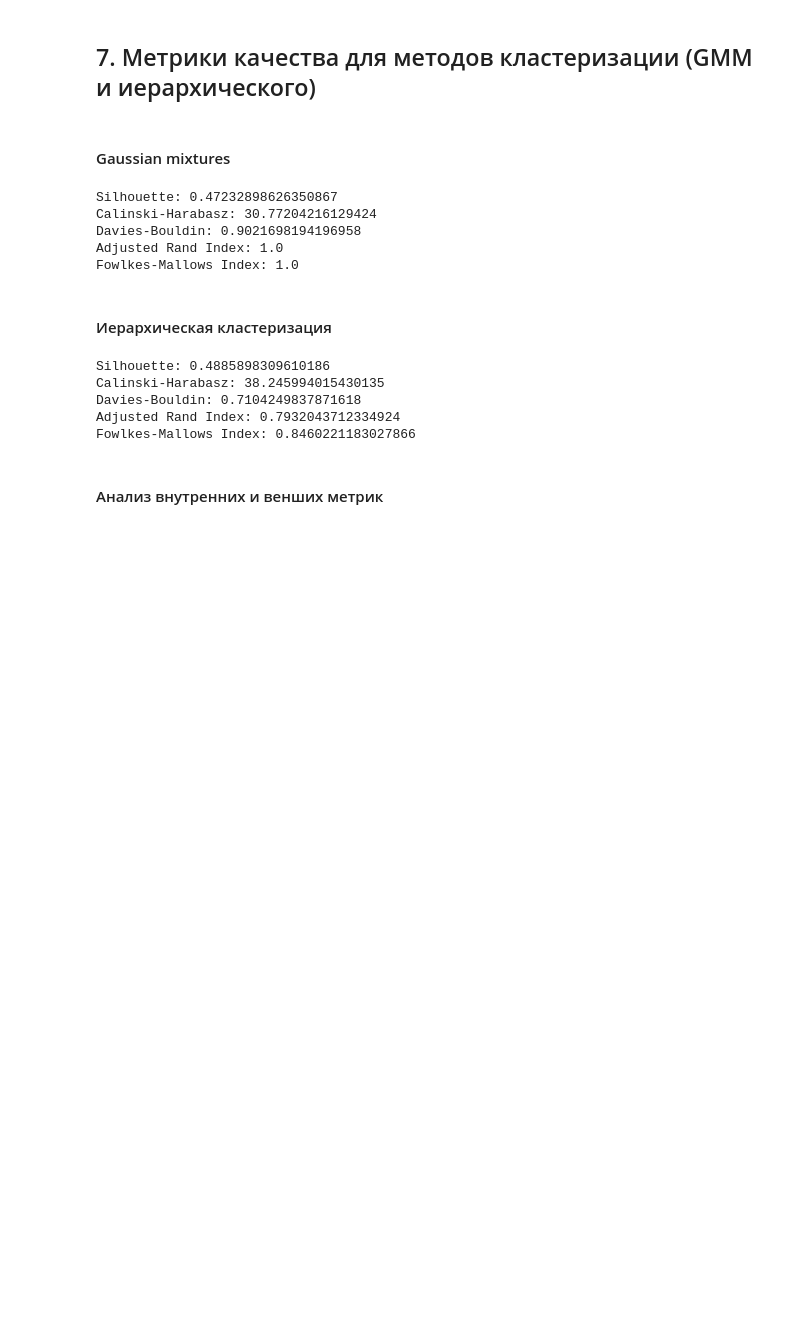
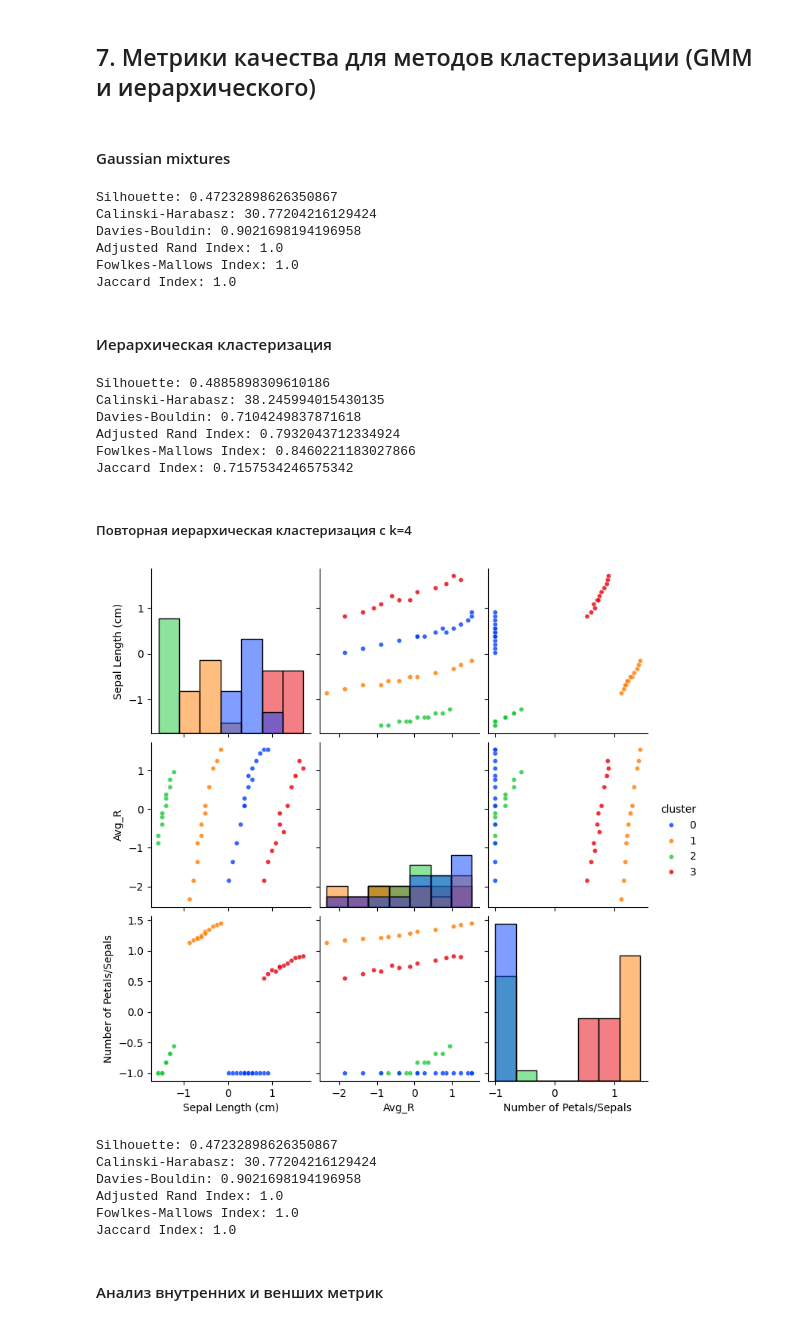
Before and after one commit to DenixSaw/ML-labs-NSTU, a Jupyter notebook: report.ipynb, the cells around one changed output. Cells and saved outputs as stored; diff of their text form; code cells hidden in the pictures; blank space fills up the shorter version.

```diff
--- a/report.ipynb
+++ b/report.ipynb
@@ -694,42 +715,91 @@ plt.show()
 from sklearn.metrics import silhouette_score, calinski_harabasz_score, davies_bouldin_score
 from sklearn.metrics import adjusted_rand_score, fowlkes_mallows_score, jaccard_score
 
-# Внутренние метрики для GMM
+# Внутренние метрики
 print("Silhouette:", silhouette_score(scaled_df, gmm_labels))
 print("Calinski-Harabasz:", calinski_harabasz_score(scaled_df, gmm_labels))
 print("Davies-Bouldin:", davies_bouldin_score(scaled_df, gmm_labels))
 
-# Внешние метрики (если известны истинные классы y_true)
+# Внешние метрики
 print("Adjusted Rand Index:", adjusted_rand_score(y_true, gmm_labels))
 print("Fowlkes-Mallows Index:", fowlkes_mallows_score(y_true, gmm_labels))
-# Jaccard можно посчитать по бинаризованным парам
+
+# Индекс Джакара
+jaccard = jaccard_index_pairs(y_true, gmm_labels)
+print("Jaccard Index:", jaccard)
 # %% [output]
 Silhouette: 0.47232898626350867
 Calinski-Harabasz: 30.77204216129424
 Davies-Bouldin: 0.9021698194196958
 Adjusted Rand Index: 1.0
 Fowlkes-Mallows Index: 1.0
+Jaccard Index: 1.0
 # %% [markdown]
 #### Иерархическая кластеризация
 # %%
 from sklearn.metrics import silhouette_score, calinski_harabasz_score, davies_bouldin_score
 from sklearn.metrics import adjusted_rand_score, fowlkes_mallows_score, jaccard_score
 
-# Внутренние метрики для GMM
+# Внутренние метрики
 print("Silhouette:", silhouette_score(scaled_df, hier_final_labels))
 print("Calinski-Harabasz:", calinski_harabasz_score(scaled_df, hier_final_labels))
 print("Davies-Bouldin:", davies_bouldin_score(scaled_df, hier_final_labels))
 
-# Внешние метрики (если известны истинные классы y_true)
+# Внешние метрики
 print("Adjusted Rand Index:", adjusted_rand_score(y_true, hier_final_labels))
 print("Fowlkes-Mallows Index:", fowlkes_mallows_score(y_true, hier_final_labels))
-# Jaccard можно посчитать по бинаризованным парам
+
+# Индекс Джакара
+jaccard = jaccard_index_pairs(y_true, hier_final_labels)
+print("Jaccard Index:", jaccard)
 # %% [output]
 Silhouette: 0.4885898309610186
 Calinski-Harabasz: 38.245994015430135
 Davies-Bouldin: 0.7104249837871618
 Adjusted Rand Index: 0.7932043712334924
 Fowlkes-Mallows Index: 0.8460221183027866
+Jaccard Index: 0.7157534246575342
+# %% [markdown]
+##### Повторная иерархическая кластеризация с k=4
+# %%
+hier_4_final = AgglomerativeClustering(n_clusters=4, linkage='ward')
+hier_4_final_labels = hier_4_final.fit_predict(scaled_df)
+# %%
+import seaborn as sns
+import matplotlib.pyplot as plt
+
+scaled_df_plot = scaled_df.copy()
+scaled_df_plot['cluster'] = hier_4_final_labels
+
+sns.pairplot(scaled_df_plot, hue='cluster', diag_kind='hist',
+             plot_kws={'alpha':0.8, 's':20},
+             palette='bright')
+plt.show()
+# %% [output]
+[figure, added]
+# %%
+from sklearn.metrics import silhouette_score, calinski_harabasz_score, davies_bouldin_score
+from sklearn.metrics import adjusted_rand_score, fowlkes_mallows_score, jaccard_score
+
+# Внутренние метрики
+print("Silhouette:", silhouette_score(scaled_df, hier_4_final_labels))
+print("Calinski-Harabasz:", calinski_harabasz_score(scaled_df, hier_4_final_labels))
+print("Davies-Bouldin:", davies_bouldin_score(scaled_df, hier_4_final_labels))
+
+# Внешние метрики
+print("Adjusted Rand Index:", adjusted_rand_score(y_true, hier_4_final_labels))
+print("Fowlkes-Mallows Index:", fowlkes_mallows_score(y_true, hier_4_final_labels))
+
+# Индекс Джакара
+jaccard = jaccard_index_pairs(y_true, hier_4_final_labels)
+print("Jaccard Index:", jaccard)
+# %% [output]
+Silhouette: 0.47232898626350867
+Calinski-Harabasz: 30.77204216129424
+Davies-Bouldin: 0.9021698194196958
+Adjusted Rand Index: 1.0
+Fowlkes-Mallows Index: 1.0
+Jaccard Index: 1.0
 # %% [markdown]
 #### Анализ внутренних и венших метрик
 # %% [markdown]
```
Also changed, not shown: parts of 16 cells of this notebook, 1 other file.
